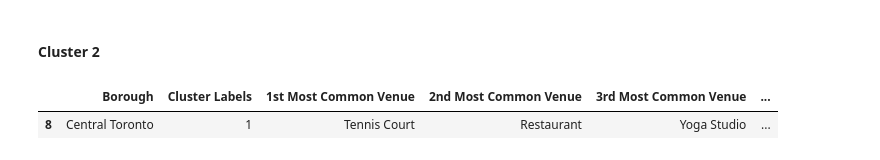
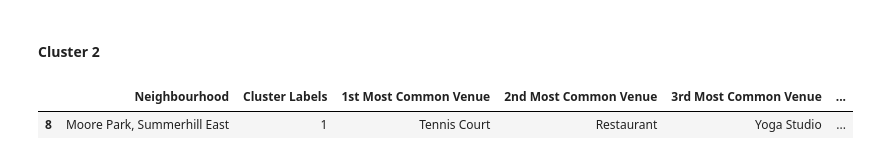
Before and after one commit to jibin10/ng_toronto, a Jupyter notebook: Neighborhoods_in_Toronto.ipynb, the cells around one changed output. Drawn from its saved outputs; the diff is of its cells as text; code cells hidden in the pictures.

Commit message:
Published from Watson Studio.

```diff
--- a/Neighborhoods_in_Toronto.ipynb
+++ b/Neighborhoods_in_Toronto.ipynb
@@ -630,7 +630,7 @@ toronto_merged.loc[toronto_merged['Cluster Labels'] == 0, toronto_merged.columns
 # %% [markdown]
 <h4>Cluster 2</h4>
 # %%
-toronto_merged.loc[toronto_merged['Cluster Labels'] == 1, toronto_merged.columns[[1] + list(range(5, toronto_merged.shape[1]))]]
+toronto_merged.loc[toronto_merged['Cluster Labels'] == 1, toronto_merged.columns[[2] + list(range(5, toronto_merged.shape[1]))]]
 # %% [output]
-|  | Borough | Cluster Labels | 1st Most Common Venue | 2nd Most Common Venue | 3rd Most Common Venue | ... |
-| 8 | Central Toronto | 1 | Tennis Court | Restaurant | Yoga Studio | ... |
+|  | Neighbourhood | Cluster Labels | 1st Most Common Venue | 2nd Most Common Venue | 3rd Most Common Venue | ... |
+| 8 | Moore Park, Summerhill East | 1 | Tennis Court | Restaurant | Yoga Studio | ... |
```
Also changed, not shown: parts of 7 cells of this notebook.
